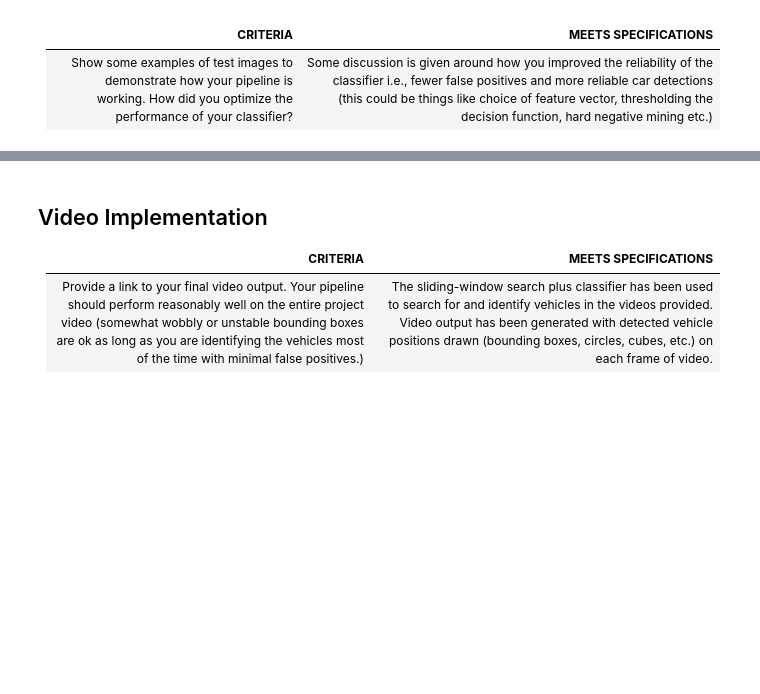
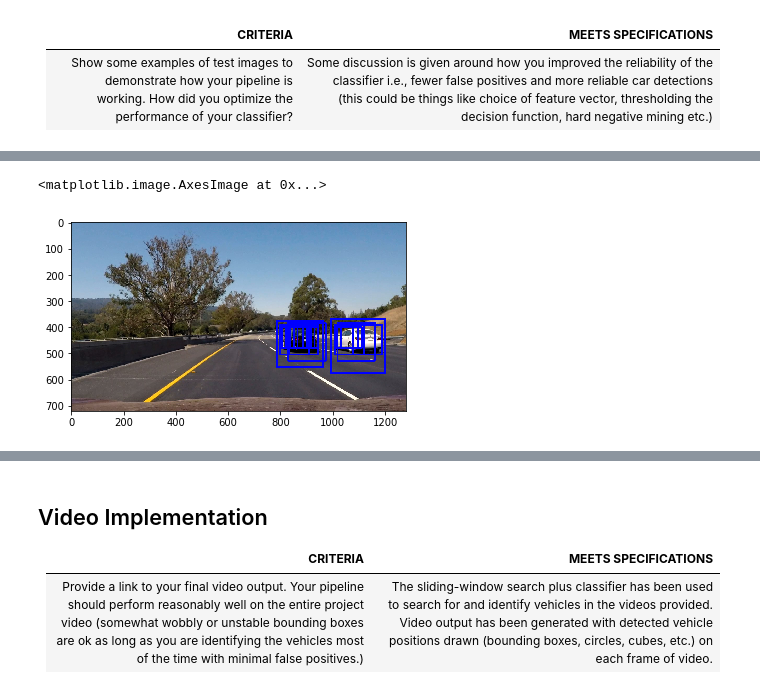
Before and after one commit to amemetov/sdc-term1-prj5-vehicle-detection, a Jupyter notebook: P5-Vehicle-Detection.ipynb, the cells around one changed output, grey strips where cells are left out. Drawn from its saved outputs; the diff is of its cells as text; code cells hidden in the pictures; blank space fills up the shorter version.

```diff
--- a/P5-Vehicle-Detection.ipynb
+++ b/P5-Vehicle-Detection.ipynb
@@ -359,0 +349,8 @@ Detected windows number: 83
+# %%
+svc = classifier
+#img, wins, svc, X_scaler, cspace, orient, pix_per_cell, cell_per_block, spatial_size, hist_bins
+out_img, box_list = find_cars(img, wins, svc, X_scaler, cs, orient, pix_per_cell, cell_per_block, spatial_size, hist_bins)
+plt.imshow(out_img)
+# %% [output]
+<matplotlib.image.AxesImage at 0x...>
+[figure, added]
```
Also changed, not shown: parts of 14 cells of this notebook, 1 other file.
